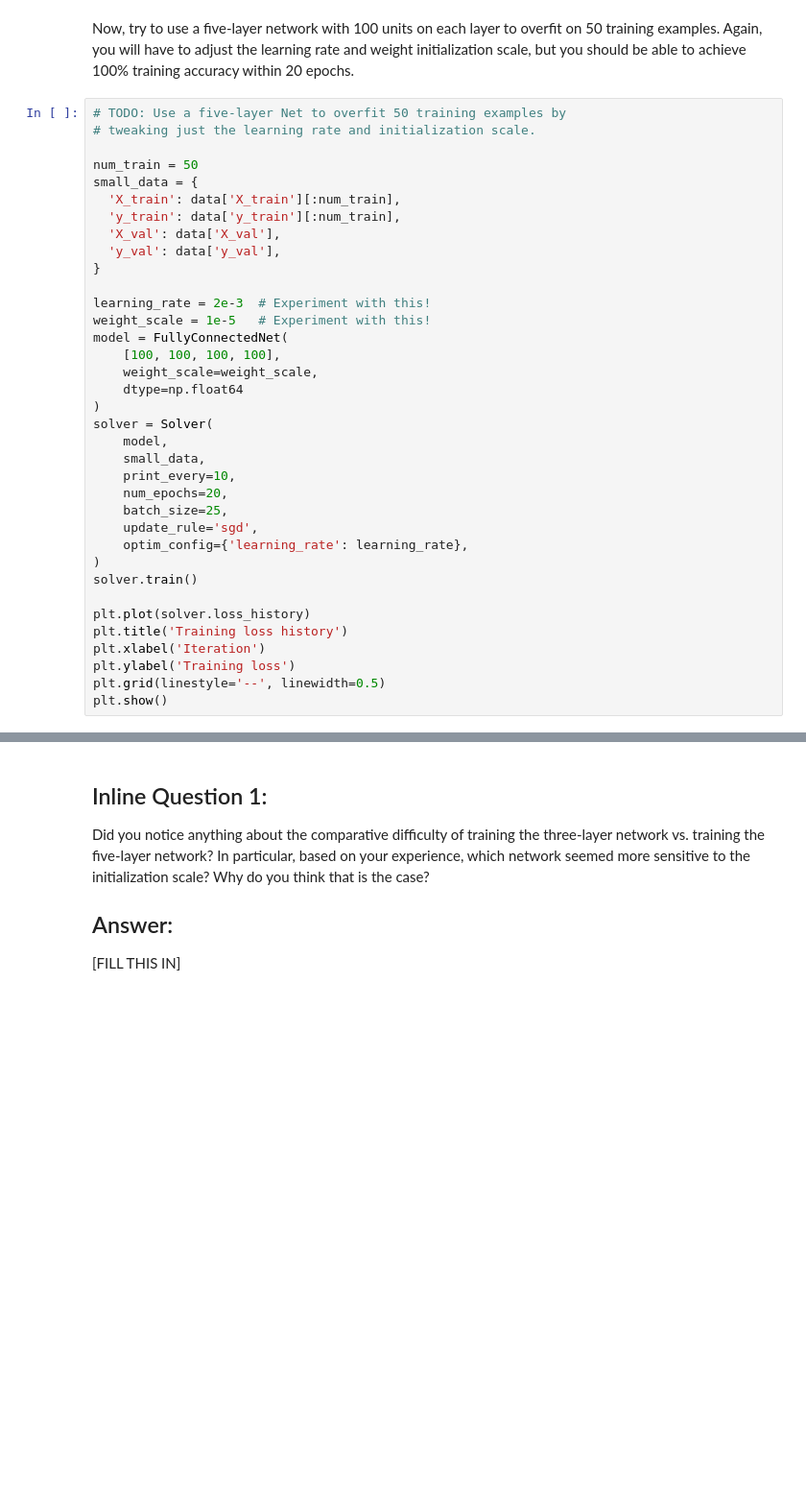
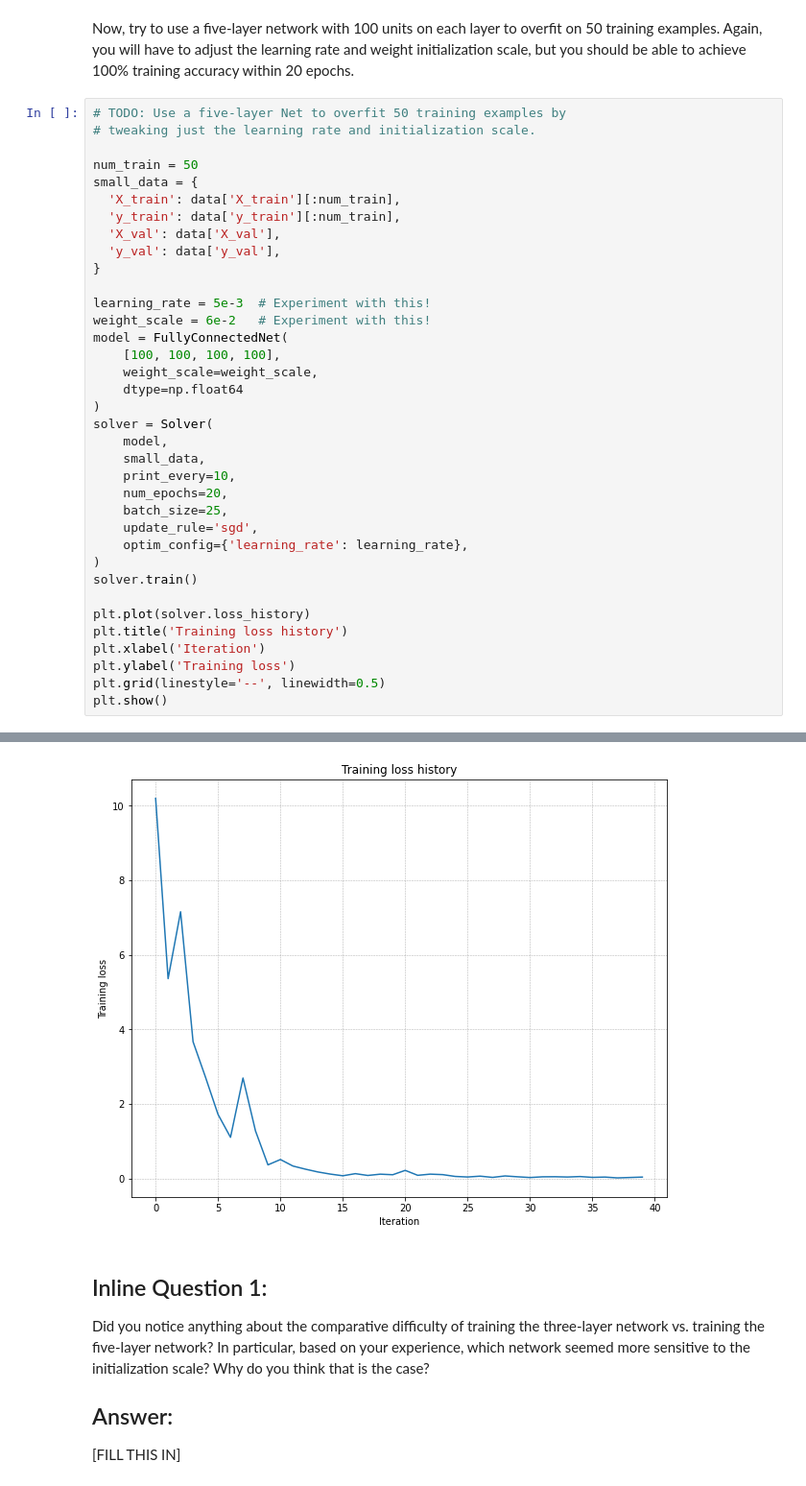
Before and after one commit to nadavge/cs231n-assignment-02, a Jupyter notebook: FullyConnectedNets.ipynb, the cells around one changed output, grey strips where cells are left out. Shown: that part at 96% size. Saved outputs shown, nothing was run; the diff lists cells and outputs as text; blank space fills up the shorter version.

```diff
--- a/FullyConnectedNets.ipynb
+++ b/FullyConnectedNets.ipynb
@@ -144,8 +183,8 @@ small_data = {
   'y_val': data['y_val'],
 }
 
-learning_rate = 2e-3  # Experiment with this!
-weight_scale = 1e-5   # Experiment with this!
+learning_rate = 5e-3  # Experiment with this!
+weight_scale = 6e-2   # Experiment with this!
 model = FullyConnectedNet(
     [100, 100, 100, 100],
     weight_scale=weight_scale,
@@ -168,3 +207,4 @@ plt.xlabel('Iteration')
 plt.ylabel('Training loss')
 plt.grid(linestyle='--', linewidth=0.5)
 plt.show()
+# %% [output]
@@ -171,3 +228,4 @@ plt.show()
+[figure, added]
 # %% [markdown]
 ## Inline Question 1:
 Did you notice anything about the comparative difficulty of training the three-layer network vs. training the five-layer network? In particular, based on your experience, which network seemed more sensitive to the initialization scale? Why do you think that is the case?
```
Also changed, not shown: parts of 9 cells of this notebook, 3 other files.
